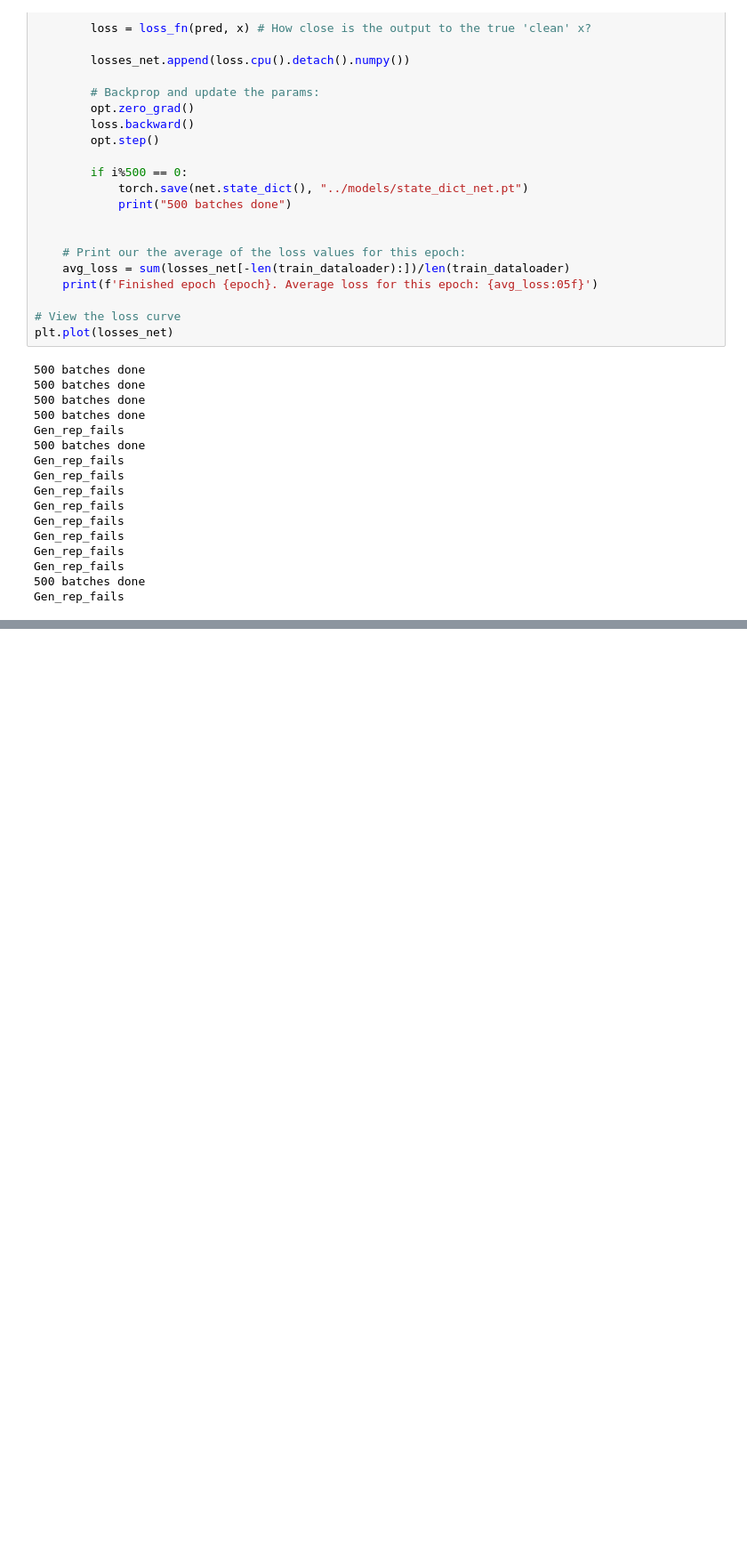
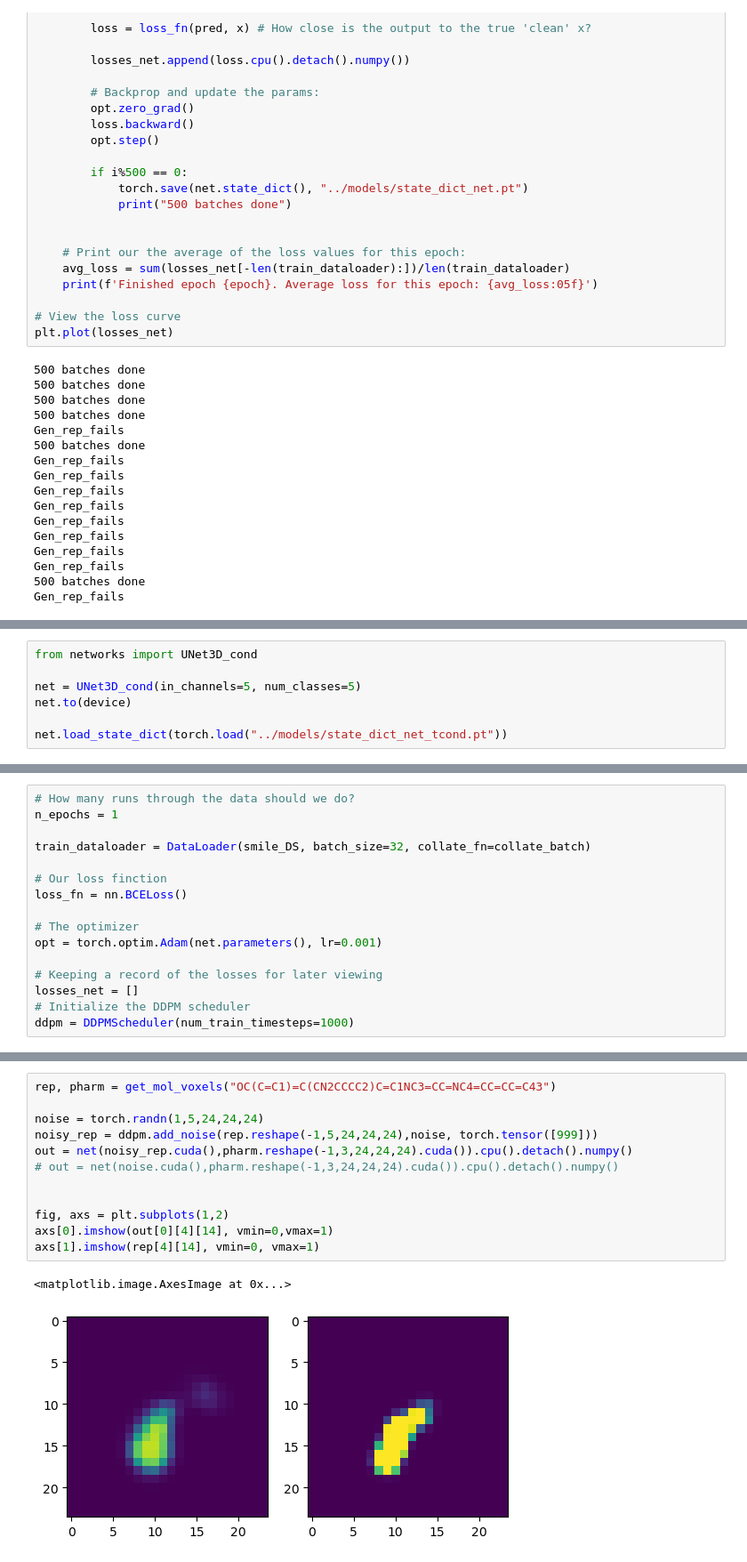
Before and after one commit to cmwoodley/diffdream, a Jupyter notebook: notebooks/Notebook_1.ipynb, the cells around one changed output, grey strips where cells are left out. Shown at 89% size. Drawn from its saved outputs; the diff is of its cells as text; blank space fills up the shorter version.

```diff
--- a/notebooks/Notebook_1.ipynb
+++ b/notebooks/Notebook_1.ipynb
@@ -221,0 +390,7 @@ Gen_rep_fails
+# %%
+from networks import UNet3D_cond
+
+net = UNet3D_cond(in_channels=5, num_classes=5)
+net.to(device)
+
+net.load_state_dict(torch.load("../models/state_dict_net_tcond.pt"))
@@ -221,0 +399,16 @@ Gen_rep_fails
+# %%
+# How many runs through the data should we do?
+n_epochs = 1
+
+train_dataloader = DataLoader(smile_DS, batch_size=32, collate_fn=collate_batch)
+
+# Our loss finction
+loss_fn = nn.BCELoss()
+
+# The optimizer
+opt = torch.optim.Adam(net.parameters(), lr=0.001)
+
+# Keeping a record of the losses for later viewing
+losses_net = []
+# Initialize the DDPM scheduler
+ddpm = DDPMScheduler(num_train_timesteps=1000)
@@ -221,0 +472,15 @@ Gen_rep_fails
+# %%
+rep, pharm = get_mol_voxels("OC(C=C1)=C(CN2CCCC2)C=C1NC3=CC=NC4=CC=CC=C43")
+
+noise = torch.randn(1,5,24,24,24)
+noisy_rep = ddpm.add_noise(rep.reshape(-1,5,24,24,24),noise, torch.tensor([999]))
+out = net(noisy_rep.cuda(),pharm.reshape(-1,3,24,24,24).cuda()).cpu().detach().numpy()
+# out = net(noise.cuda(),pharm.reshape(-1,3,24,24,24).cuda()).cpu().detach().numpy()
+
+
+fig, axs = plt.subplots(1,2)
+axs[0].imshow(out[0][4][14], vmin=0,vmax=1)
+axs[1].imshow(rep[4][14], vmin=0, vmax=1)
+# %% [output]
+<matplotlib.image.AxesImage at 0x...>
+[figure, added]
```
Also changed, not shown: parts of 29 cells of this notebook, 16 other files.
